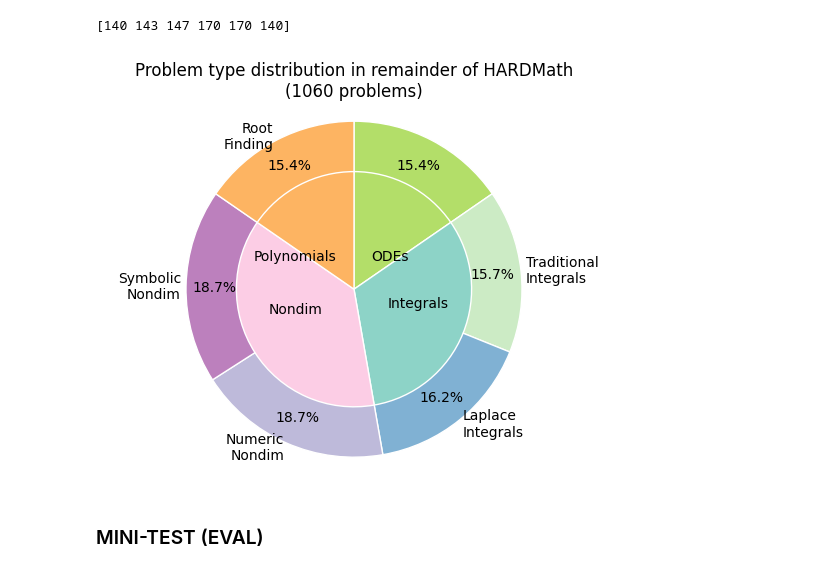
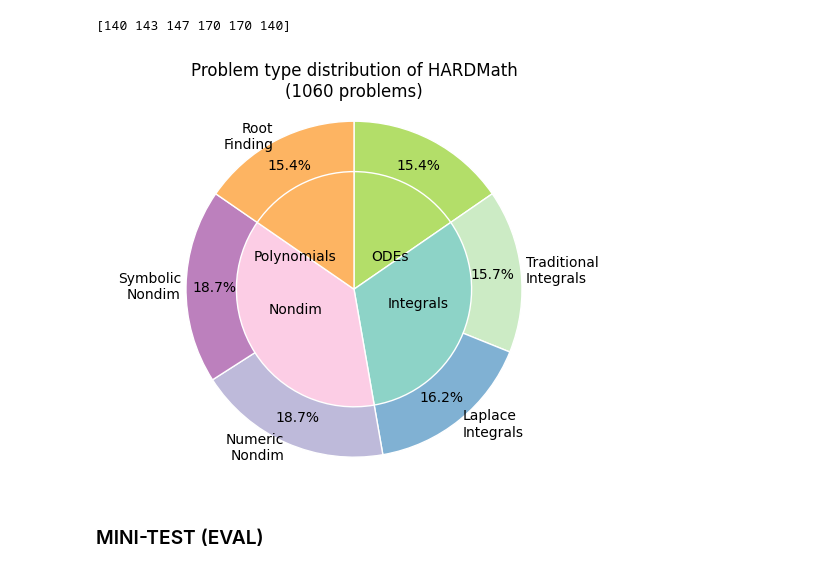
Before and after one commit to sarahmart/HARDMath, a Jupyter notebook: assets/dataset_split.ipynb, the cells around one changed output. Saved outputs shown, nothing was run; the diff lists cells and outputs as text; code cells hidden in the pictures.

Commit message:
Updating figure and generation

```diff
--- a/assets/dataset_split.ipynb
+++ b/assets/dataset_split.ipynb
@@ -58,35 +58,35 @@ subtype_colors = cm3(np.array([6,10,4,2,9,5,1])) # 8->2, 3->5
 
 ax.pie([ode_counts.sum(), int_counts.sum(), nondim_counts.sum(), poly_counts.sum()],
        labels=['ODEs', 'Integrals', 'Nondim', 'Polynomials'],
        colors=type_colors,
        #autopct='%1f%%',
        startangle=90,
        counterclock=False,
        wedgeprops=dict(edgecolor='w'),
        labeldistance=0.22,
        # pctdistance=0.52,
        rotatelabels=False)
 
 # outer circle -> subtypes
 ax.pie(sizes,
        labels=['', 'Traditional\nIntegrals', 'Laplace\nIntegrals', 'Numeric\nNondim', 'Symbolic\nNondim', 'Root\nFinding'],#, 'Root\nCorrection'],
        radius=1,
        colors=subtype_colors,
        autopct='%1.1f%%',
        startangle=90,
        counterclock=False,
        wedgeprops=dict(width=0.3, edgecolor='w'),
        #wedgeprops=dict(edgecolor='w'),
        labeldistance=1.03,
        pctdistance=0.83,
        rotatelabels=False)
 
-plt.title(f'Problem type distribution in remainder of HARDMath\n({len(test)} problems)')
+plt.title(f'Problem type distribution of HARDMath\n({len(test)} problems)')
 ax.axis('equal')
 plt.savefig('heldout_dist.png')
 plt.show()
 # %% [output]
-[figure, old version]
+[figure, new version]
 # %% [markdown]
 ### MINI-TEST (EVAL)
 # %%
```
Also changed, not shown: 1 other file.
